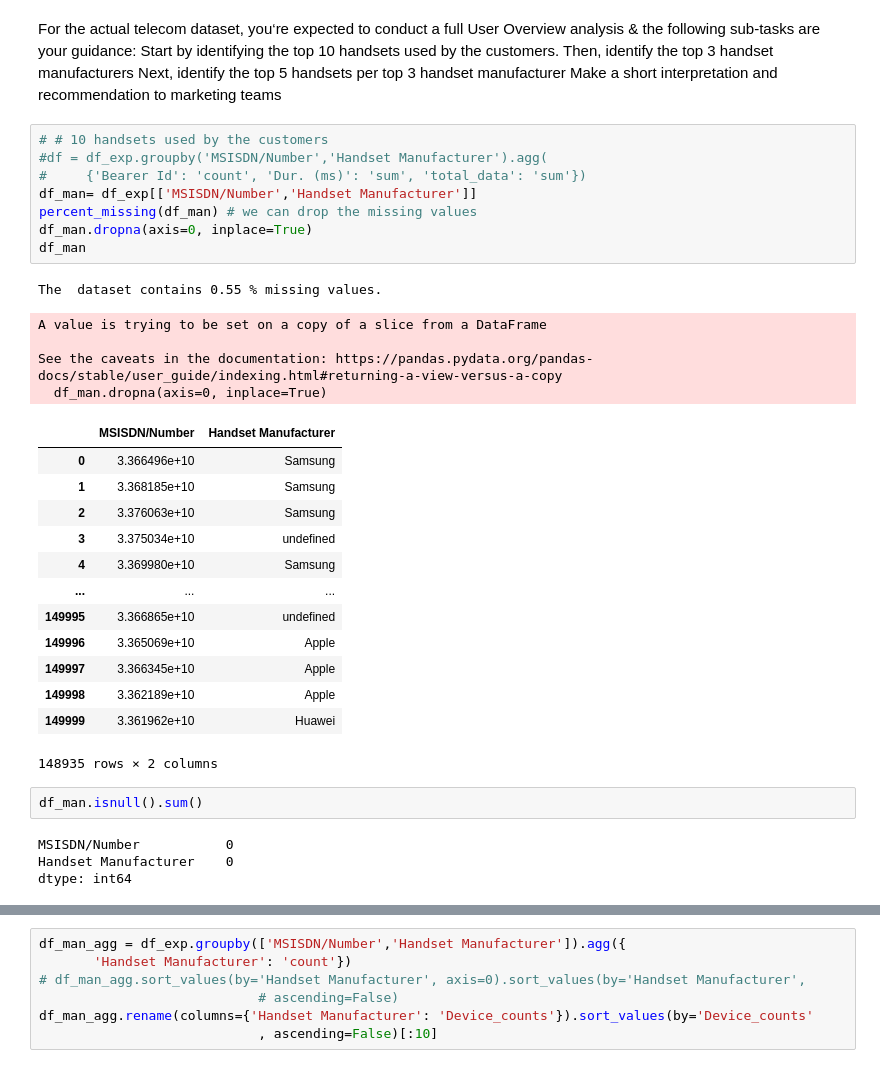
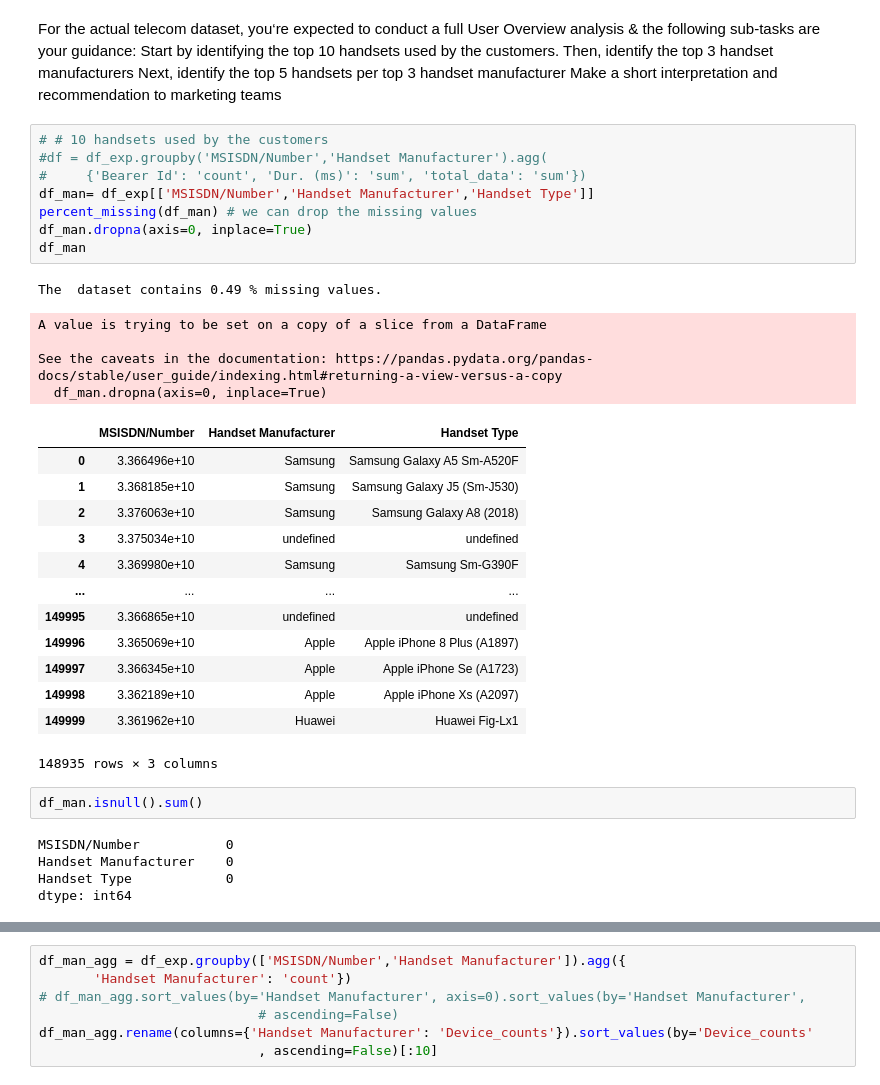
Before and after one commit to niyotham/EDA_Telecom_Industry, a Jupyter notebook: notebooks/EDA.ipynb, the cells around one changed output, grey strips where cells are left out. Saved outputs shown, nothing was run; the diff lists cells and outputs as text.

```diff
--- a/notebooks/EDA.ipynb
+++ b/notebooks/EDA.ipynb
@@ -168,35 +168,36 @@ Make a short interpretation and recommendation to marketing teams
 # %%
 # # 10 handsets used by the customers
 #df = df_exp.groupby('MSISDN/Number','Handset Manufacturer').agg(
 #     {'Bearer Id': 'count', 'Dur. (ms)': 'sum', 'total_data': 'sum'})
-df_man= df_exp[['MSISDN/Number','Handset Manufacturer']]
+df_man= df_exp[['MSISDN/Number','Handset Manufacturer','Handset Type']]
 percent_missing(df_man) # we can drop the missing values
 df_man.dropna(axis=0, inplace=True)
 df_man
 # %% [output]
-The  dataset contains 0.55 % missing values.
+The  dataset contains 0.49 % missing values.
 A value is trying to be set on a copy of a slice from a DataFrame
 
 See the caveats in the documentation: https://pandas.pydata.org/pandas-docs/stable/user_guide/indexing.html#returning-a-view-versus-a-copy
   df_man.dropna(axis=0, inplace=True)
-|  | MSISDN/Number | Handset Manufacturer |
-| 0 | 3.366496e+10 | Samsung |
-| 1 | 3.368185e+10 | Samsung |
-| 2 | 3.376063e+10 | Samsung |
-| 3 | 3.375034e+10 | undefined |
-| 4 | 3.369980e+10 | Samsung |
-| ... | ... | ... |
-| 149995 | 3.366865e+10 | undefined |
-| 149996 | 3.365069e+10 | Apple |
-| 149997 | 3.366345e+10 | Apple |
-| 149998 | 3.362189e+10 | Apple |
-| 149999 | 3.361962e+10 | Huawei |
+|  | MSISDN/Number | Handset Manufacturer | Handset Type |
+| 0 | 3.366496e+10 | Samsung | Samsung Galaxy A5 Sm-A520F |
+| 1 | 3.368185e+10 | Samsung | Samsung Galaxy J5 (Sm-J530) |
+| 2 | 3.376063e+10 | Samsung | Samsung Galaxy A8 (2018) |
+| 3 | 3.375034e+10 | undefined | undefined |
+| 4 | 3.369980e+10 | Samsung | Samsung Sm-G390F |
+| ... | ... | ... | ... |
+| 149995 | 3.366865e+10 | undefined | undefined |
+| 149996 | 3.365069e+10 | Apple | Apple iPhone 8 Plus (A1897) |
+| 149997 | 3.366345e+10 | Apple | Apple iPhone Se (A1723) |
+| 149998 | 3.362189e+10 | Apple | Apple iPhone Xs (A2097) |
+| 149999 | 3.361962e+10 | Huawei | Huawei Fig-Lx1 |
-148935 rows × 2 columns
+148935 rows × 3 columns
 # %%
 df_man.isnull().sum()
 # %% [output]
 MSISDN/Number           0
 Handset Manufacturer    0
+Handset Type            0
 dtype: int64
 # %%
 df_man
```
Also changed, not shown: parts of 17 cells of this notebook, 15 other files.
